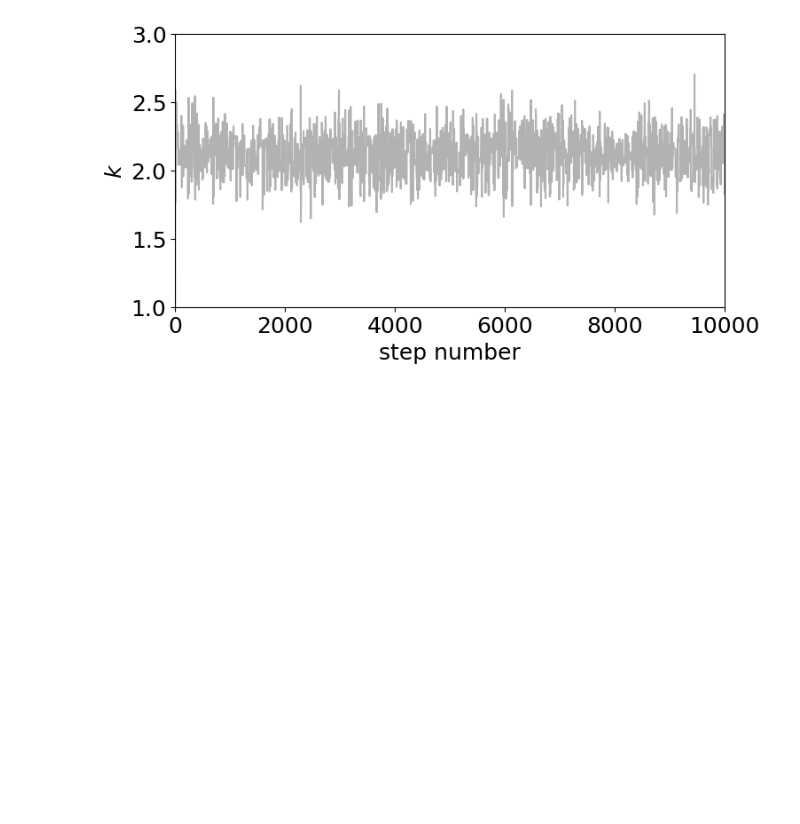
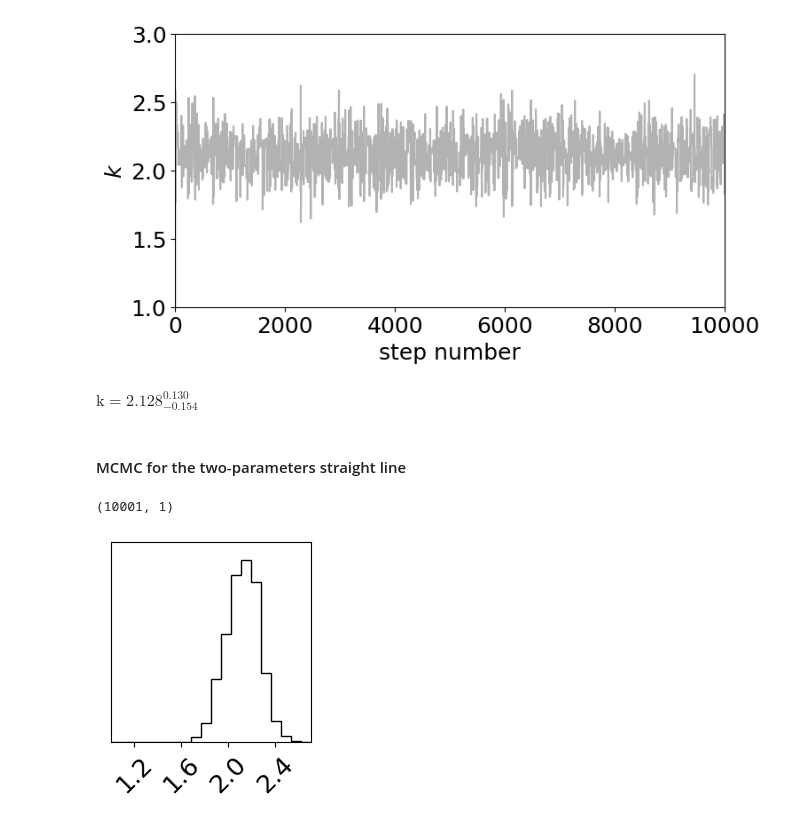
Before and after one commit to CosmoVlad/mcmc-lever, a Jupyter notebook: 4 - Fitting a straight line.ipynb, the cells around one changed output. Cells and saved outputs as stored; diff of their text form; code cells hidden in the pictures; blank space fills up the shorter version.

```diff
--- a/4 - Fitting a straight line.ipynb
+++ b/4 - Fitting a straight line.ipynb
@@ -403,9 +396,13 @@ fig = corner.corner(
 # %%
 from IPython.display import display, Math
 
+ndim = 1
+
 for i in range(ndim):
-    mcmc = np.percentile(flat_samples[:, i], [16, 50, 84])
+    mcmc = np.percentile(samples, [16, 50, 84])
     q = np.diff(mcmc)
     txt = "\mathrm{{{3}}} = {0:.3f}_{{-{1:.3f}}}^{{{2:.3f}}}"
     txt = txt.format(mcmc[1], q[0], q[1], labels[i])
     display(Math(txt))
+# %% [output]
+$\displaystyle \mathrm{k} = 2.128_{-0.154}^{0.130}$
@@ -429,0 +409,2 @@ np.std(k_samples)
+# %% [markdown]
+#### MCMC for the two-parameters straight line
@@ -429,0 +431,37 @@ np.std(k_samples)
+# %%
+sigma_k = 1.
+sigma_b = 1.
+sample_size = 10000
+
+xd, yd, k0, _ = data_one_par
+
+k_old = 1.
+b_old = 1.
+samples = [[k_old, b_old]]
+
+for i in range(sample_size):
+    k_new = sigma_k*np.random.randn() + k_old
+    b_new = sigma_b*np.random.randn() + b_old
+    r = np.random.random()
+
+
+    theta_new = (k_new, b_new)
+    # theta = (k, )
+
+    if log_prob(theta_new, xd, yd)-log_prob(theta_old, xd, yd) > np.log(r):
+        k_old = k_new
+        b_old = b_new
+
+    samples.append([k_old, b_old])
+
+samples = np.array(samples)
+# %%
+samples_reshaped = np.array([samples]).T
+
+samples_reshaped.shape
+# %% [output]
+(10001, 1)
+# %%
+fig = corner.corner(samples)
+# %% [output]
+[figure, added]
```
Also changed, not shown: parts of 6 cells of this notebook, 1 other file.
